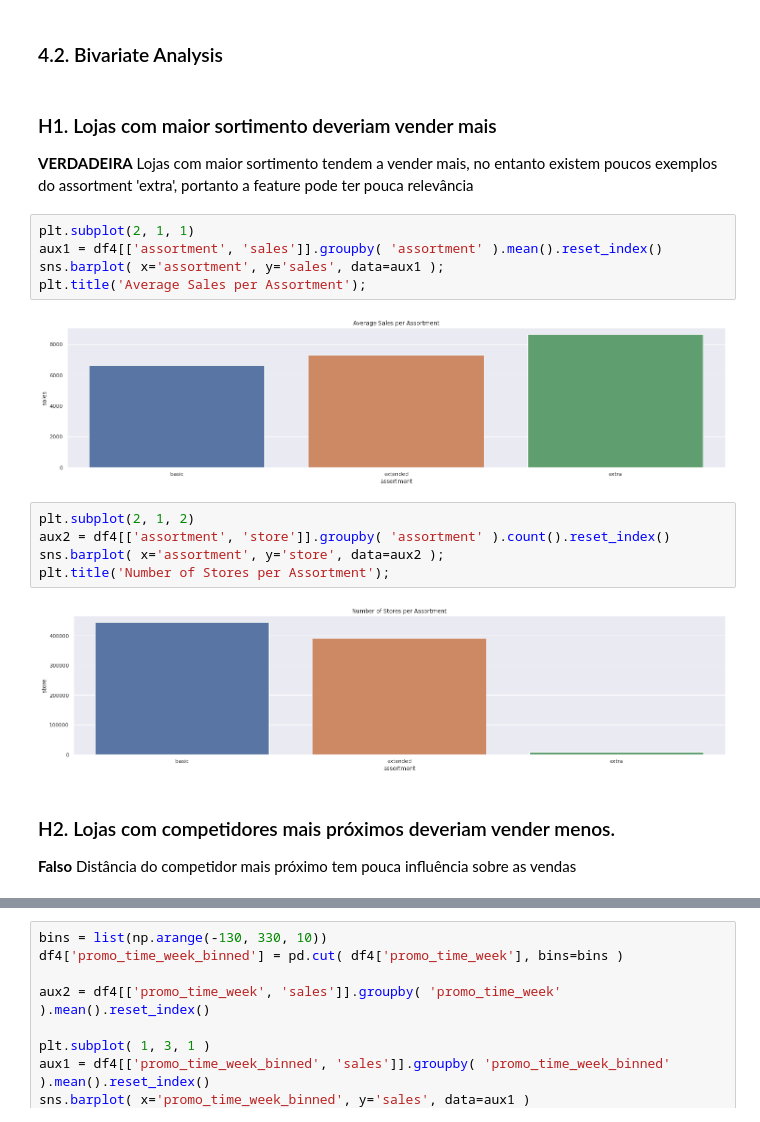
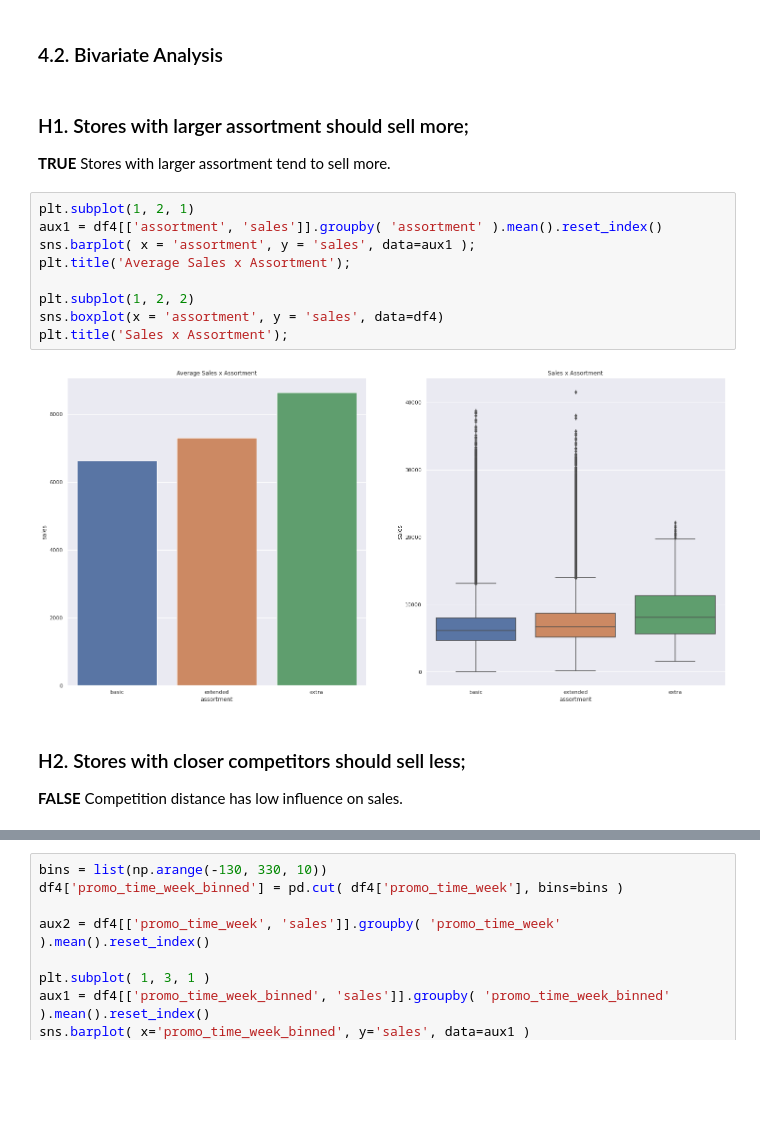
Before and after one commit to TadeuMadureira/DataScience_Em_Producao, a Jupyter notebook: DataScience_Em_Producao.ipynb, the cells around one changed output, grey strips where cells are left out. Cells and saved outputs as stored; diff of their text form; blank space fills up the shorter version.

```diff
--- a/DataScience_Em_Producao.ipynb
+++ b/DataScience_Em_Producao.ipynb
@@ -512,23 +512,20 @@ sns.kdeplot( df4[df4['assortment'] == 'extra']['sales'], label='extra', shade=Tr
 [figure]
 # %% [markdown]
 ### 4.2. Bivariate Analysis
-# %% [markdown]
-### H1. Lojas com maior sortimento deveriam vender mais
-**VERDADEIRA** Lojas com maior sortimento tendem a vender mais, no entanto existem poucos exemplos do assortment 'extra', portanto a feature pode ter pouca relevância
+# %% [markdown]
+### H1. Stores with larger assortment should sell more;
+**TRUE** Stores with larger assortment tend to sell more.
 # %%
-plt.subplot(2, 1, 1)
+plt.subplot(1, 2, 1)
 aux1 = df4[['assortment', 'sales']].groupby( 'assortment' ).mean().reset_index()
-sns.barplot( x='assortment', y='sales', data=aux1 );
-plt.title('Average Sales per Assortment');
+sns.barplot( x = 'assortment', y = 'sales', data=aux1 );
+plt.title('Average Sales x Assortment');
+
+plt.subplot(1, 2, 2)
+sns.boxplot(x = 'assortment', y = 'sales', data=df4)
+plt.title('Sales x Assortment');
 # %% [output]
-[figure, old version]
+[figure, new version]
-# %%
-plt.subplot(2, 1, 2)
-aux2 = df4[['assortment', 'store']].groupby( 'assortment' ).count().reset_index()
-sns.barplot( x='assortment', y='store', data=aux2 );
-plt.title('Number of Stores per Assortment');
-# %% [output]
-[figure, removed]
-# %% [markdown]
-### H2. Lojas com competidores mais próximos deveriam vender menos.
-**Falso** Distância do competidor mais próximo tem pouca influência sobre as vendas
+# %% [markdown]
+### H2. Stores with closer competitors should sell less;
+**FALSE** Competition distance has low influence on sales.
```
Also changed, not shown: parts of 57 cells of this notebook.
